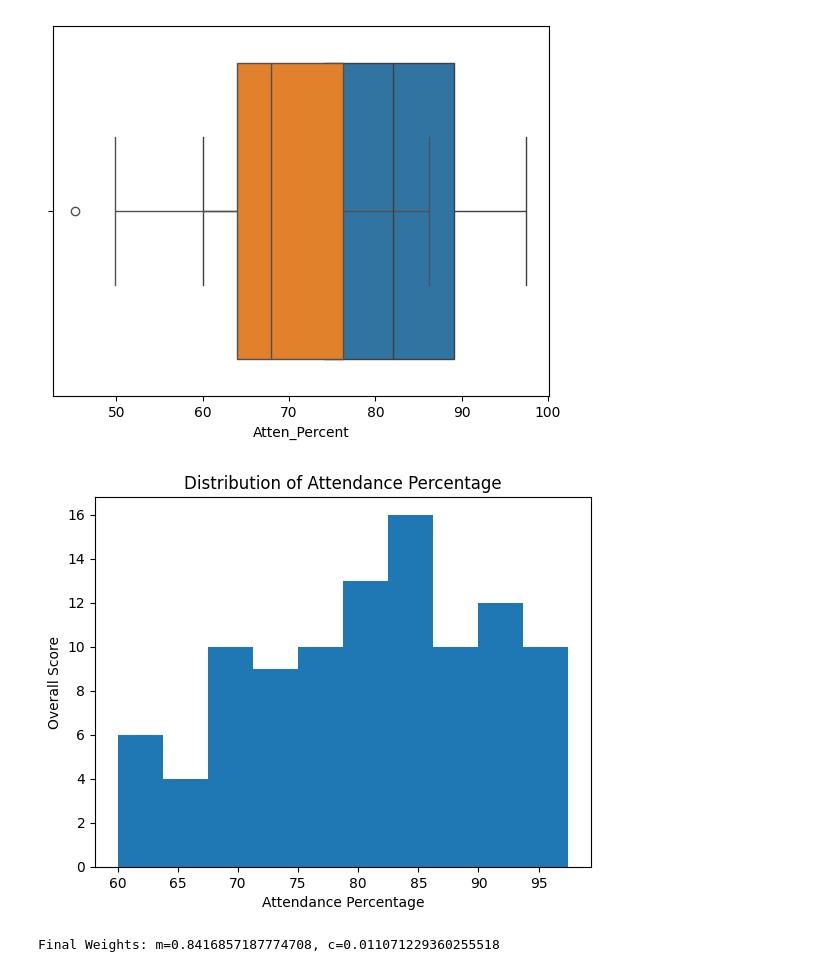
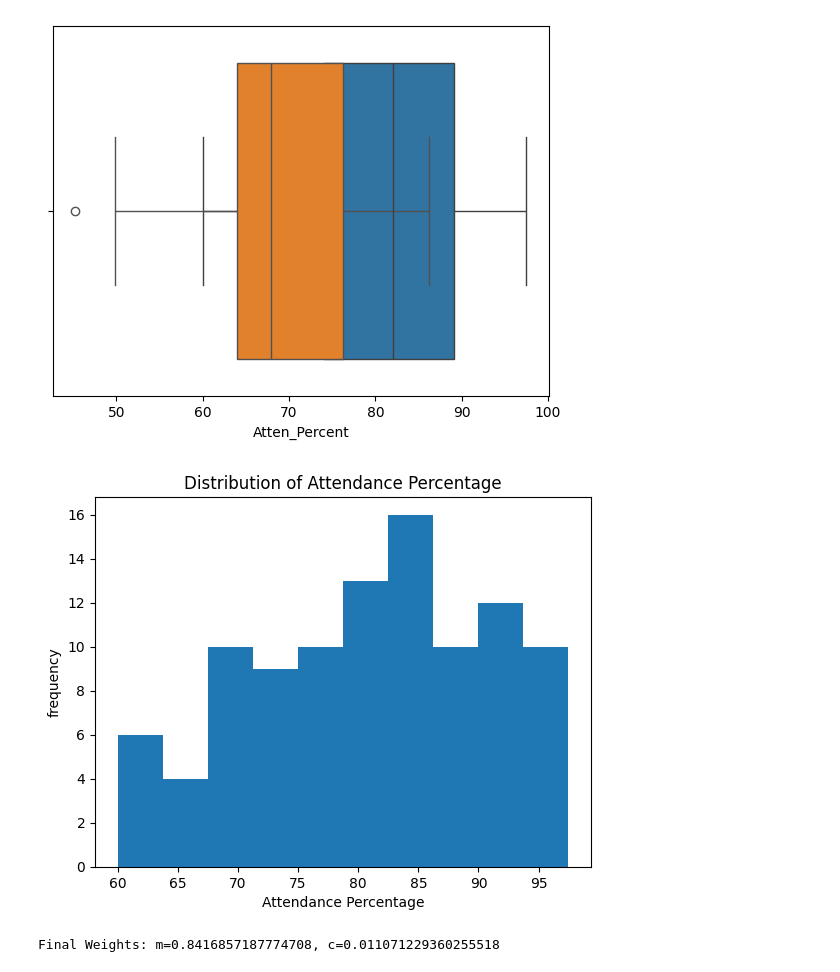
Before and after one commit to Anthony-3000/la_study_de_linear_regression, a Jupyter notebook: saksham/linear regression.ipynb, the cells around one changed output. Cells and saved outputs as stored; diff of their text form; code cells hidden in the pictures.

```diff
--- a/saksham/linear regression.ipynb
+++ b/saksham/linear regression.ipynb
@@ -55,17 +56,19 @@ plt.show()
 # %%
 #histogram for Plot Feature Distribution
 import matplotlib.pyplot as plt
-import seaborn as sns                                          """ Feature distribution plots help in understanding the spread and pattern of data values for each feature.
-                                                                Correlation heatmap visualizes the relationship between variables and helps identify strongly related features
-                                                                with the target variable."""
+
+                                                               # Feature distribution plots help in understanding the spread and pattern of data values for each feature.
+                                                               #Correlation heatmap visualizes the relationship between variables and helps identify strongly related features
+                                                                #with the target variable.
+
 
 plt.hist(data["Atten_Percent"], bins=10)
 plt.xlabel("Attendance Percentage")
-plt.ylabel("Overall Score")
+plt.ylabel("frequency")
 plt.title("Distribution of Attendance Percentage")
 plt.show()
 # %% [output]
-[figure, old version]
+[figure, new version]
 # %%
 # simple linear regration model
 m = 0
```
Also changed, not shown: parts of 2 cells of this notebook.
